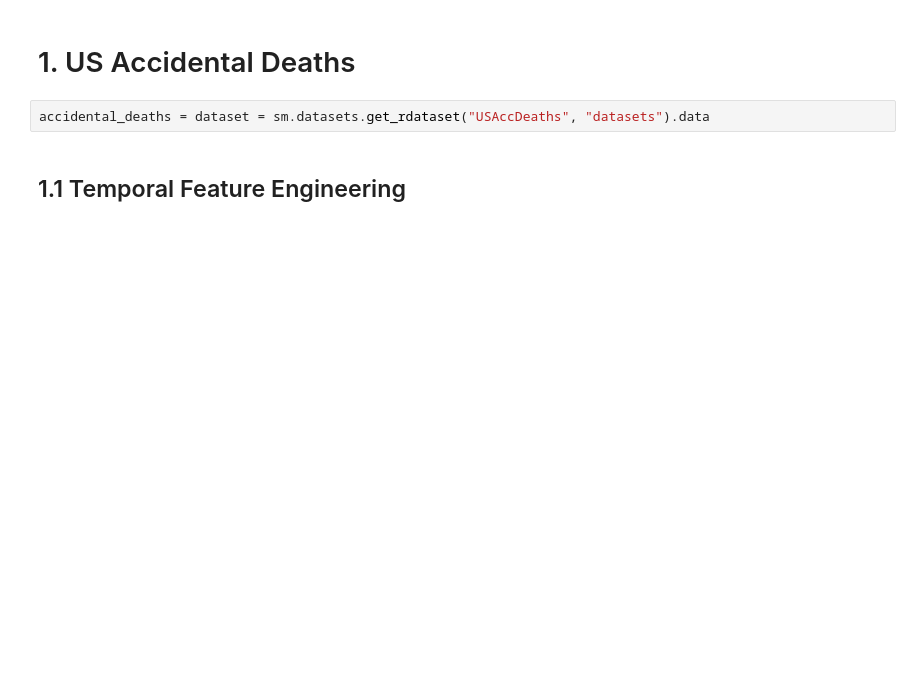
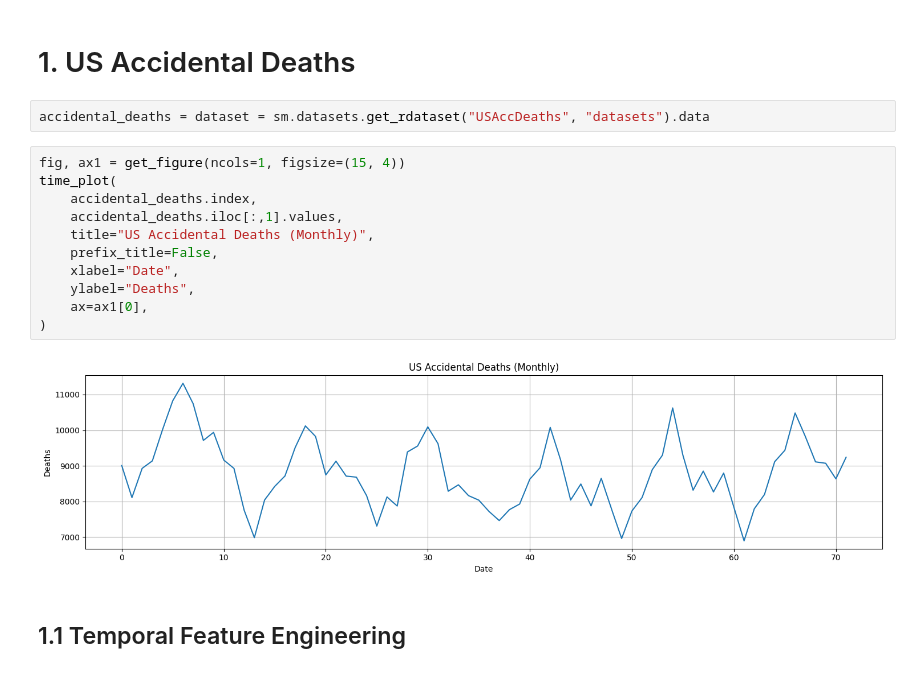
Before and after one commit to V8-Luky/time, a Jupyter notebook: notebooks/11_Exercise.ipynb, the cells around one changed output. Saved outputs shown, nothing was run; the diff lists cells and outputs as text; blank space fills up the shorter version.

Commit message:
Solve exercise on accidental deaths data

```diff
--- a/notebooks/11_Exercise.ipynb
+++ b/notebooks/11_Exercise.ipynb
@@ -19,5 +26,18 @@ from utils import get_figure, time_plot, acovf_plot, plot_fft, arma_theoretical_
 # 1. US Accidental Deaths
 # %%
 accidental_deaths = dataset = sm.datasets.get_rdataset("USAccDeaths", "datasets").data
+# %%
+fig, ax1 = get_figure(ncols=1, figsize=(15, 4))
+time_plot(
+    accidental_deaths.index,
+    accidental_deaths.iloc[:,1].values,
+    title="US Accidental Deaths (Monthly)",
+    prefix_title=False,
+    xlabel="Date",
+    ylabel="Deaths",
+    ax=ax1[0],
+)
+# %% [output]
+[figure, added]
 # %% [markdown]
 ## 1.1 Temporal Feature Engineering
```
Also changed, not shown: parts of 12 cells of this notebook.
